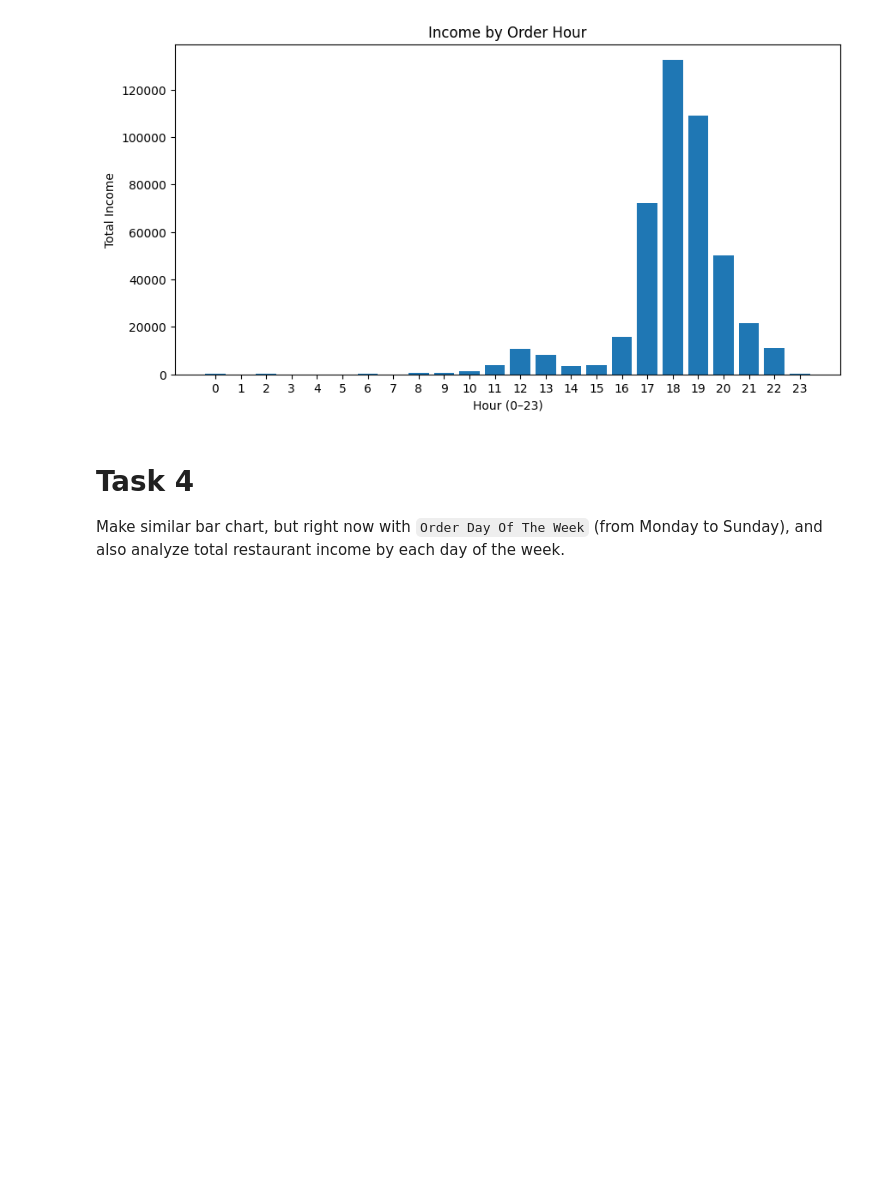
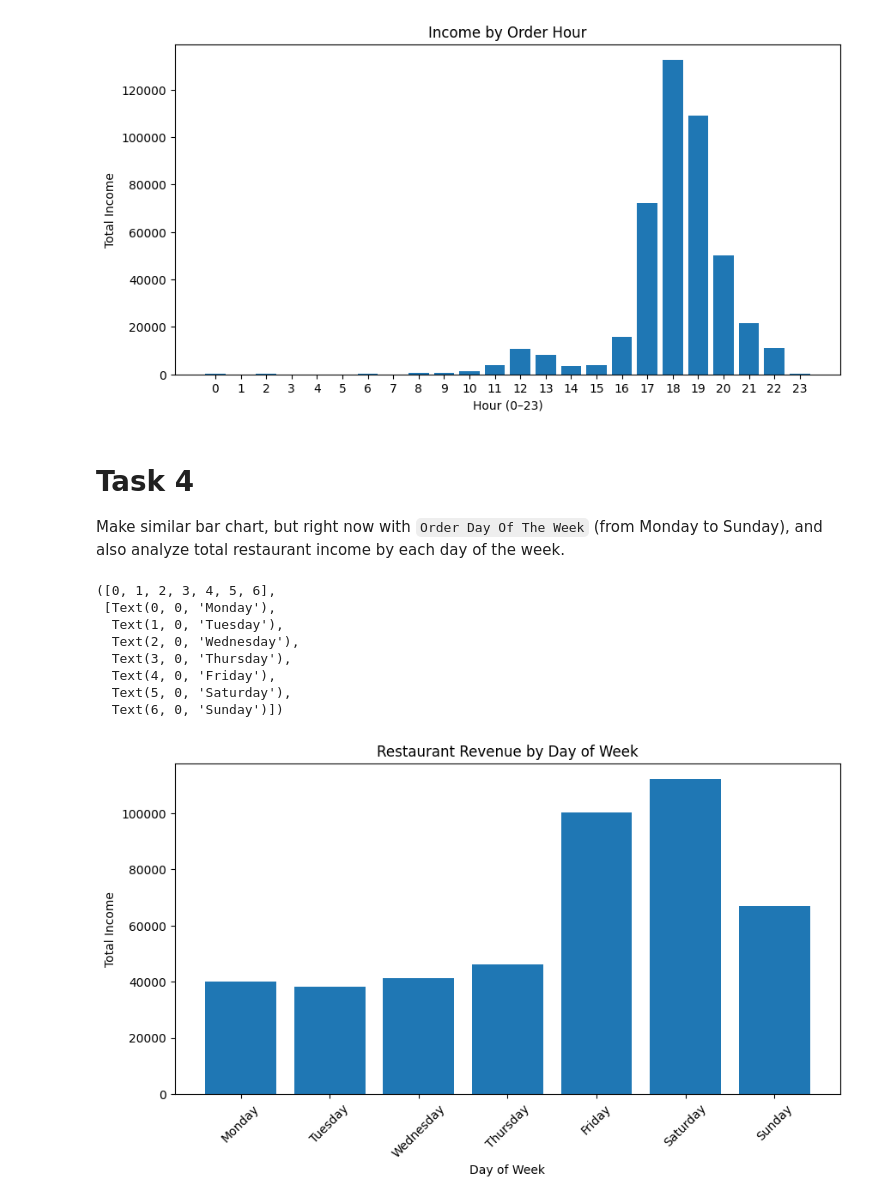
Before and after one commit to Julia15031988/py-restaurant-data-analysis, a Jupyter notebook: app/main.ipynb, the cells around one changed output. Drawn from its saved outputs; the diff is of its cells as text; code cells hidden in the pictures; blank space fills up the shorter version.

```diff
--- a/app/main.ipynb
+++ b/app/main.ipynb
@@ -159,0 +153,35 @@ Make similar bar chart, but right now with `Order Day Of The Week` (from Monday
+# %%
+df["datetime"] = pd.to_datetime(df["datetime"])
+
+df["Order Day Of The Week"] = df["datetime"].dt.day_name()
+
+days = [
+    "Monday", "Tuesday", "Wednesday",
+    "Thursday", "Friday", "Saturday", "Sunday"
+]
+
+daily_income = (
+    df.assign(total_income=df["quantity"] * df["price"])
+    .groupby("Order Day Of The Week")["total_income"]
+      .sum()
+      .reindex(days, fill_value=0)
+)
+
+
+plt.figure(figsize=(10,5))
+plt.bar(daily_income.index, daily_income.values)
+
+plt.xlabel("Day of Week")
+plt.ylabel("Total Income")
+plt.title("Restaurant Revenue by Day of Week")
+plt.xticks(rotation=45)
+# %% [output]
+([0, 1, 2, 3, 4, 5, 6],
+ [Text(0, 0, 'Monday'),
+  Text(1, 0, 'Tuesday'),
+  Text(2, 0, 'Wednesday'),
+  Text(3, 0, 'Thursday'),
+  Text(4, 0, 'Friday'),
+  Text(5, 0, 'Saturday'),
+  Text(6, 0, 'Sunday')])
+[figure, added]
```
Also changed, not shown: parts of 3 cells of this notebook.
